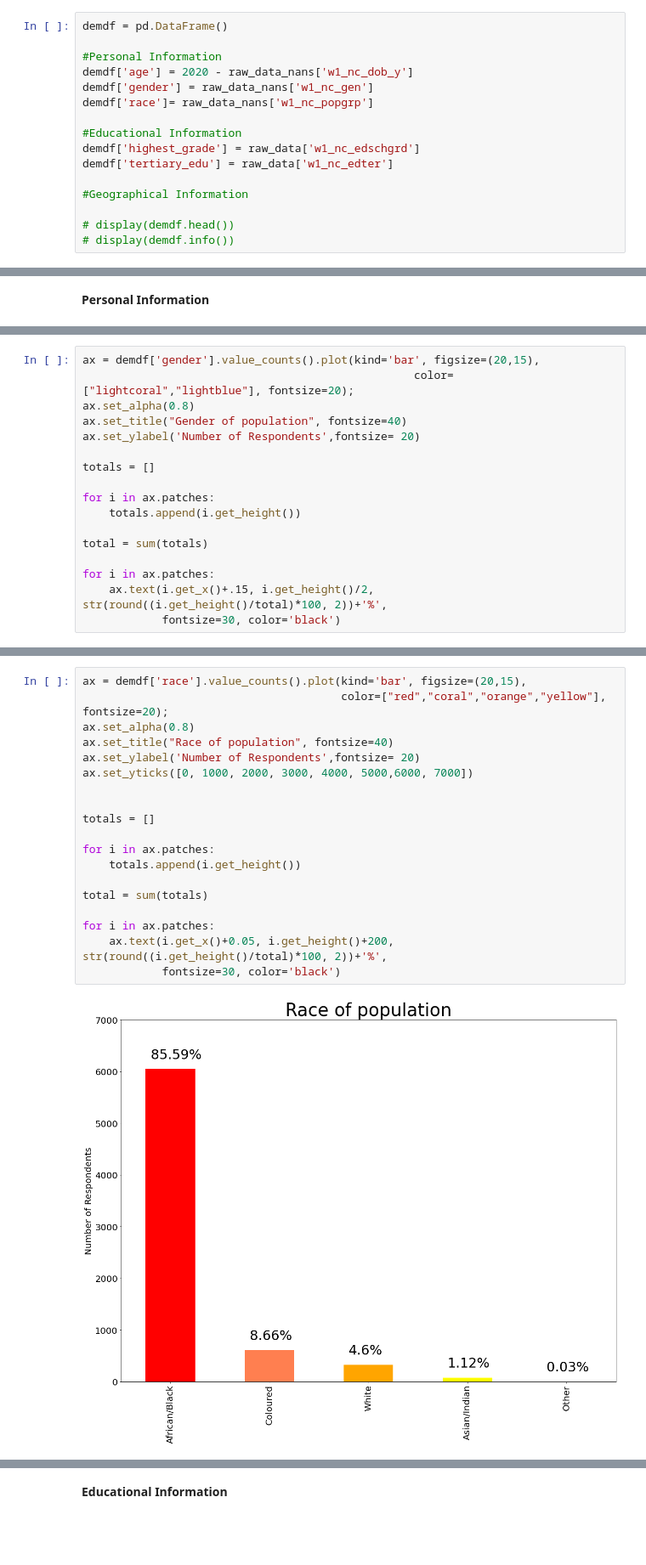
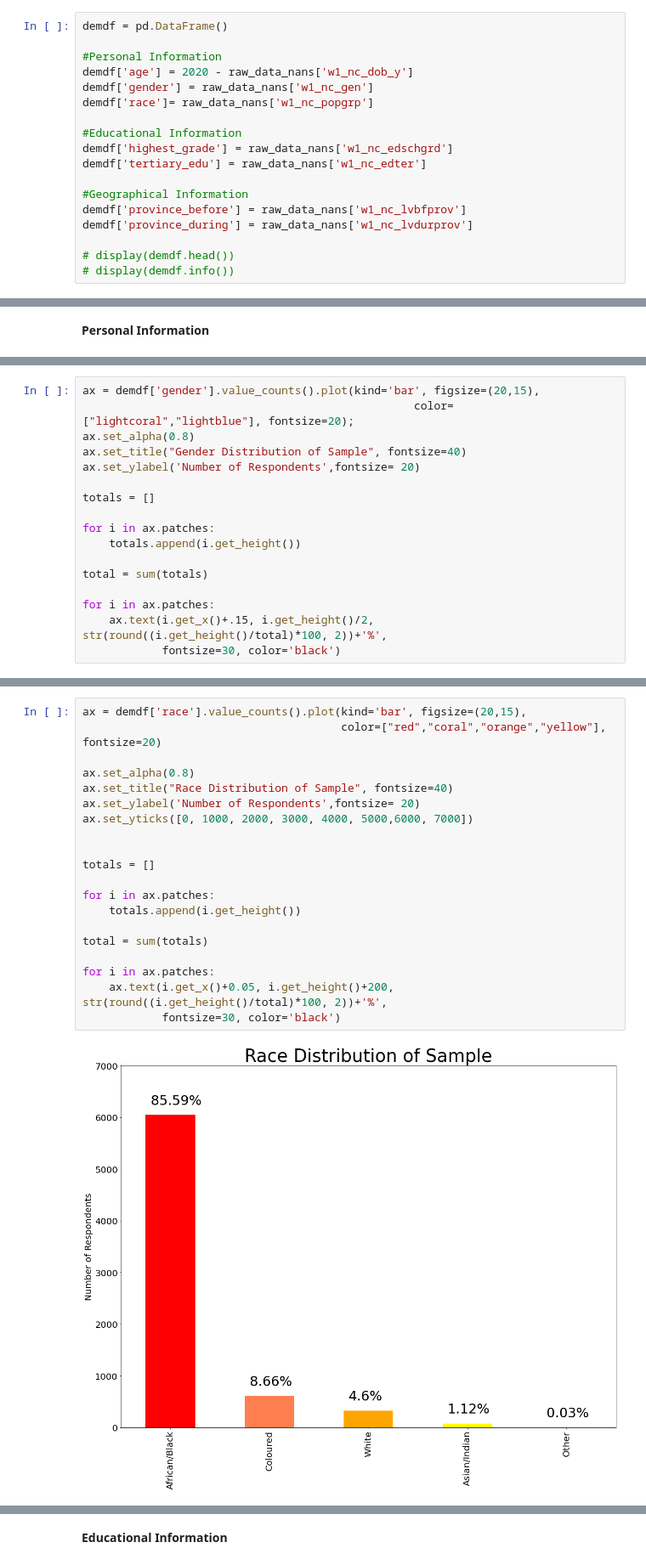
Before and after one commit to BrentonBudler/DAEProject2021, a Jupyter notebook: Part1/Part1Neat.ipynb, the cells around one changed output, grey strips where cells are left out. Shown at 85% size. Saved outputs shown, nothing was run; the diff lists cells and outputs as text; blank space fills up the shorter version.

```diff
--- a/Part1/Part1Neat.ipynb
+++ b/Part1/Part1Neat.ipynb
@@ -217,10 +224,12 @@ demdf['gender'] = raw_data_nans['w1_nc_gen']
 demdf['race']= raw_data_nans['w1_nc_popgrp']
 
 #Educational Information
-demdf['highest_grade'] = raw_data['w1_nc_edschgrd']
-demdf['tertiary_edu'] = raw_data['w1_nc_edter']
+demdf['highest_grade'] = raw_data_nans['w1_nc_edschgrd']
+demdf['tertiary_edu'] = raw_data_nans['w1_nc_edter']
 
 #Geographical Information
+demdf['province_before'] = raw_data_nans['w1_nc_lvbfprov']
+demdf['province_during'] = raw_data_nans['w1_nc_lvdurprov']
 
 # display(demdf.head())
 # display(demdf.info())
@@ -277,7 +307,7 @@ plt.show()
 ax = demdf['gender'].value_counts().plot(kind='bar', figsize=(20,15),
                                                   color=["lightcoral","lightblue"], fontsize=20);
 ax.set_alpha(0.8)
-ax.set_title("Gender of population", fontsize=40)
+ax.set_title("Gender Distribution of Sample", fontsize=40)
 ax.set_ylabel('Number of Respondents',fontsize= 20)
 
 totals = []
@@ -295,21 +344,22 @@ for i in ax.patches:
 # %%
 ax = demdf['race'].value_counts().plot(kind='bar', figsize=(20,15),
-                                       color=["red","coral","orange","yellow"], fontsize=20);
+                                       color=["red","coral","orange","yellow"], fontsize=20)
+
 ax.set_alpha(0.8)
-ax.set_title("Race of population", fontsize=40)
+ax.set_title("Race Distribution of Sample", fontsize=40)
 ax.set_ylabel('Number of Respondents',fontsize= 20)
 ax.set_yticks([0, 1000, 2000, 3000, 4000, 5000,6000, 7000])
 
 
 totals = []
 
 for i in ax.patches:
     totals.append(i.get_height())
 
 total = sum(totals)
 
 for i in ax.patches:
     ax.text(i.get_x()+0.05, i.get_height()+200, str(round((i.get_height()/total)*100, 2))+'%',
             fontsize=30, color='black')
 # %% [output]
-[figure, old version]
+[figure, new version]
```
Also changed, not shown: parts of 16 cells of this notebook.
